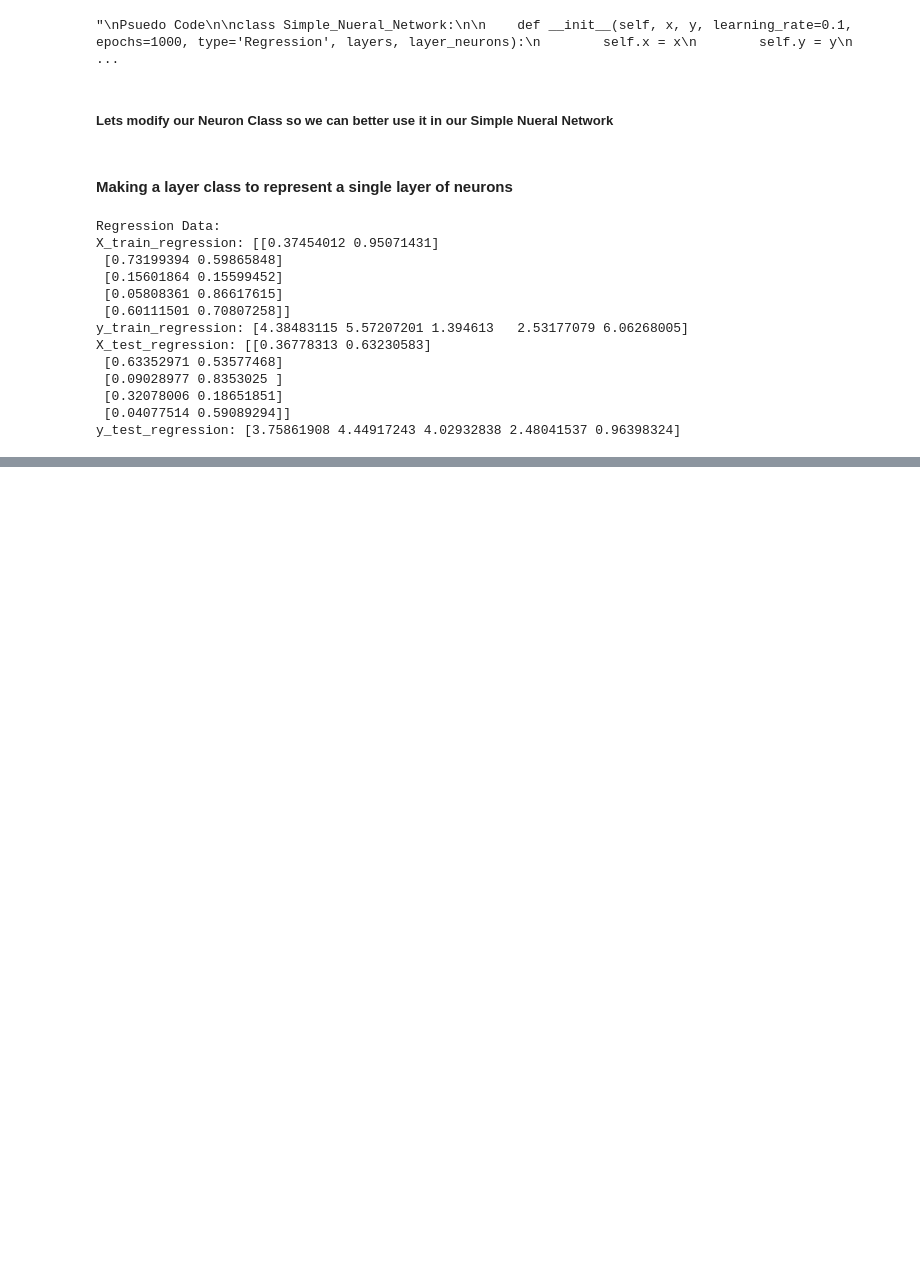
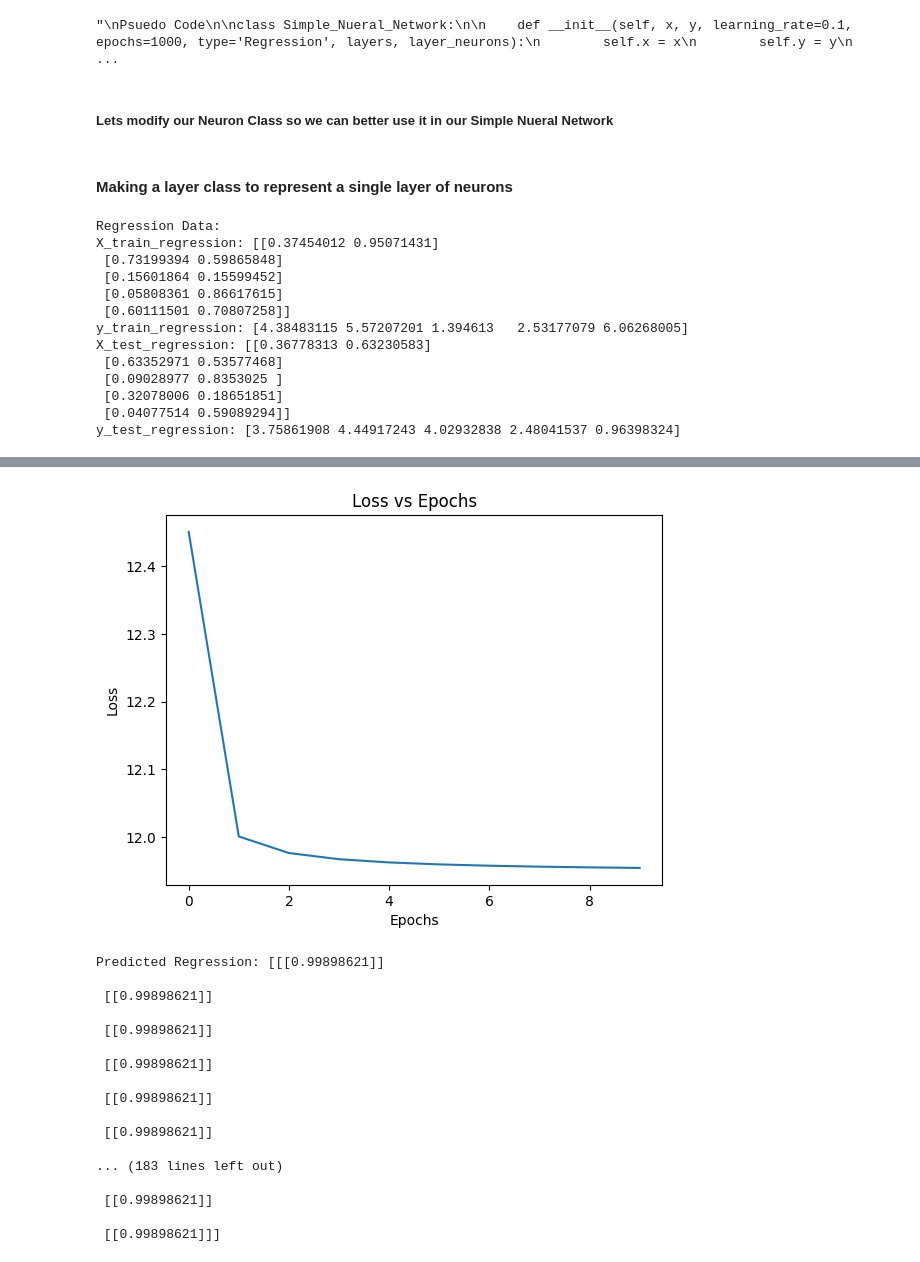
Before and after one commit to DaniyalAhm/scikit-learn_in_C-, a Jupyter notebook: Neural-Networks.ipynb, the cells around one changed output, grey strips where cells are left out. Saved outputs shown, nothing was run; the diff lists cells and outputs as text; code cells hidden in the pictures; blank space fills up the shorter version.

```diff
--- a/Neural-Networks.ipynb
+++ b/Neural-Networks.ipynb
@@ -507,7 +507,7 @@ class Layer:
         self.weights = np.random.randn(num_neurons, input_size) * np.sqrt(1 / input_size)
         self.biases = np.zeros(num_neurons)
         self.learning_rate = learning_rate
-        self.type = layer_type
+        self.tasktype = layer_type
 
     def compute_sigmoid(self, x):
         return 1 / (1 + np.exp(-x))
@@ -526,9 +526,9 @@ class Layer:
         return self.output
 
     def compute_loss(self, predicted_output, actual_output):
-        if self.type == 'Regression':
+        if self.tasktype == 'Regression':
             return np.mean((predicted_output - actual_output) ** 2)
-        elif self.type == 'Classification':
+        elif self.tasktype == 'Classification':
             epsilon = 1e-15
             predicted_output = np.clip(predicted_output, epsilon, 1 - epsilon)
             actual_output = np.clip(actual_output, epsilon, 1 - epsilon)
@@ -552,26 +552,28 @@ class Layer:
         self.biases -= self.learning_rate * bias_gradients
 # %%
 import numpy as np
+import matplotlib.pyplot as plt
 
 
 
 class Simple_Nueral_Network:
-    def __init__(self, x, y, learning_rate=0.1, epochs=1000, tasktype='Regression', layer_neurons=5, hidden_layers=1):
+    def __init__(self, x, y, learning_rate=0.1, epochs=1000, tasktype='Regression', layer_neurons=5, hidden_layers=1,Graph=True):
         self.x = x
         self.y = y
         self.learning_rate = learning_rate
         self.epochs = epochs
-        self.type = tasktype
+        self.tasktype = tasktype
         self.loss = []
         self.layer_neurons = layer_neurons
         self.hidden_layers_len = hidden_layers
         self.build_layers()
+        self.Graph = Graph
     def build_layers(self):
         self.layers = []
 
         for i in range(self.hidden_layers_len ):
             input_size = self.x.shape[1] if i == 0 else self.layer_neurons
-            self.layers.append(Layer(input_size, self.layer_neurons, self.learning_rate, layer_type= self.type))
+            self.layers.append(Layer(input_size, self.layer_neurons, self.learning_rate, layer_type= self.tasktype))
 
         self.layers.append(Layer(self.layer_neurons, 1, self.learning_rate))
 
@@ -600,9 +602,9 @@ class Simple_Nueral_Network:
 
 
     def compute_loss(self, predicted_output, actual_output):
-        if self.type == 'Regression':
+        if self.tasktype == 'Regression':
             return np.mean((predicted_output - actual_output) ** 2)
-        elif self.type == 'Classification':
+        elif self.tasktype == 'Classification':
             epsilon = 1e-15
             predicted_output = np.clip(predicted_output, epsilon, 1 - epsilon)
             actual_output = np.clip(actual_output, epsilon, 1 - epsilon)
@@ -610,21 +612,38 @@ class Simple_Nueral_Network:
 
     def train(self):
         for epoch in range(self.epochs):
+           total_loss = 0
+           current_predictions = []
            for i in range(len(self.x)):
-                total_loss = 0
                 y_pred = self.forward_propagation(self.x[i:i+1])
+                current_predictions.append(y_pred)
                 loss = self.compute_loss(y_pred, self.y[i:i+1])
                 total_loss += loss
                 self.backward_propagation(y_pred, self.y[i:i+1])
-           average_loss = total_loss / len(self.x[i])
+           average_loss = total_loss / len(self.x)
+
            self.loss.append(average_loss)
+
+           print(f'Current Predictions: {current_predictions}')
+           print(f'Actual Output: {self.y}')
+
            print(f'Epoch: {epoch}, Loss: {average_loss}')
+
+        if self.Graph:
+            plt.plot(self.loss)
+            plt.xlabel('Epochs')
+            plt.ylabel('Loss')
+            plt.title('Loss vs Epochs')
+            plt.show()
+
+
 
     def predict(self, x):
         predictions = []
         for i in range(len(x)):
             pred = self.forward_propagation(x[i:i+1])
-            if self.task_type == 'Classification':
+            if self.tasktype == 'Classification':
+                print(pred)
                 pred = (pred > 0.5).astype(int)
             predictions.append(pred)
         return np.array(predictions)
@@ -695,6 +744,6 @@ y_test_classification: [1 1 1 0 0]
 # %%
 # For Regression
-nn_regression = Simple_Nueral_Network(x_regression, y_regression, learning_rate=0.1, epochs=1000, tasktype='Regression', layer_neurons=5, hidden_layers=20)
+nn_regression = Simple_Nueral_Network(x_regression, y_regression, learning_rate=0.1, epochs=10, tasktype='Regression', layer_neurons=5, hidden_layers=20)
 nn_regression.train()
 
 
@@ -722,3 +771,21 @@ Epoch: 289, Loss: 19.431457207646513
+[figure, added]
+Predicted Regression: [[[0.99898621]]
+
+ [[0.99898621]]
+
+ [[0.99898621]]
+
+ [[0.99898621]]
+
+ [[0.99898621]]
+
+ [[0.99898621]]
+
+... (183 lines left out)
+
+ [[0.99898621]]
+
+ [[0.99898621]]]
 # %%
 print("Predicted Regression:", predicted_regression)
 print("y_test_classification:", y_test_regression)
```
Also changed, not shown: parts of 8 cells of this notebook.
